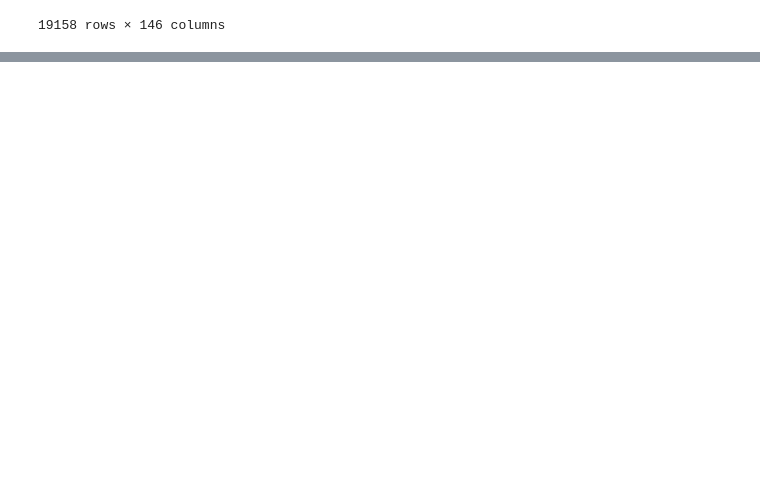
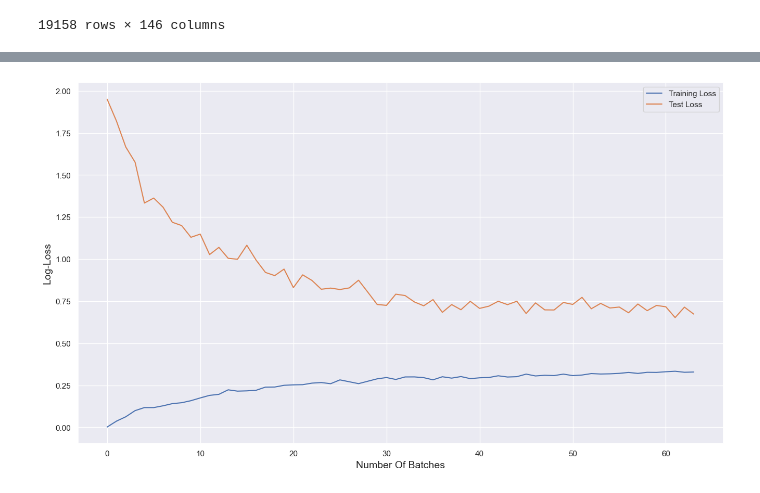
Before and after one commit to mrazakqq/HR-Analytics-Who-Will-Leave-The-Job, a Jupyter notebook: hr-analytics-who-will-leave-the-job.ipynb, the cells around one changed output, grey strips where cells are left out. Drawn from its saved outputs; the diff is of its cells as text; code cells hidden in the pictures; blank space fills up the shorter version.

Commit message:
metrics and overfit

```diff
--- a/hr-analytics-who-will-leave-the-job.ipynb
+++ b/hr-analytics-who-will-leave-the-job.ipynb
@@ -692,0 +751,7 @@ dataPreNonMissing
+# %%
+from sklearn.model_selection import train_test_split
+
+x = dataPreNonMissing.drop(['target'], axis=1)
+y = dataPreNonMissing.target
+
+xTrain, xTest, yTrain, yTest = train_test_split(x, y, test_size=testSize, random_state=randomState)
@@ -692,0 +835,6 @@ dataPreNonMissing
+# %%
+models_ = {
+    'naive_bayes': GaussianNB(),
+    'xgb': XGBClassifier(objective ='reg:squarederror'),
+}
+rocAucCurve(xTrain, yTrain, xTest, yTest, models_)
@@ -692,0 +850,19 @@ dataPreNonMissing
+# %%
+from sklearn.metrics import log_loss
+def learningCurve(xTrain, yTrain, xTest, yTest, model):
+    trainLoss, testLoss = [], []
+    for value in np.arange(200,len(xTrain),200):
+        model.fit(xTrain.iloc[:value,:], yTrain[:value])
+        yTrainPredProb = model.predict_proba(xTrain.iloc[:value,:])
+        trainLoss.append(log_loss(yTrain[:value], yTrainPredProb))
+        yTestPredProb = model.predict_proba(xTest)
+        testLoss.append(log_loss(yTest, yTestPredProb))
+    f, ax = plt.subplots(figsize=(16,9))
+    sns.lineplot(trainLoss, label = 'Training Loss')
+    sns.lineplot(testLoss, label = 'Test Loss')
+    plt.xlabel('Number Of Batches')
+    plt.ylabel('Log-Loss')
+    plt.legend(loc = 'best')
+    return plt.show()
+# %%
+learningCurve(xTrain, yTrain, xTest, yTest, models_['naive_bayes'])
@@ -692,0 +871,4 @@ dataPreNonMissing
+# %%
+learningCurve(xTrain, yTrain, xTest, yTest, models_['xgb'])
+# %% [output]
+[figure, added]
```
Also changed, not shown: parts of 14 cells of this notebook.
